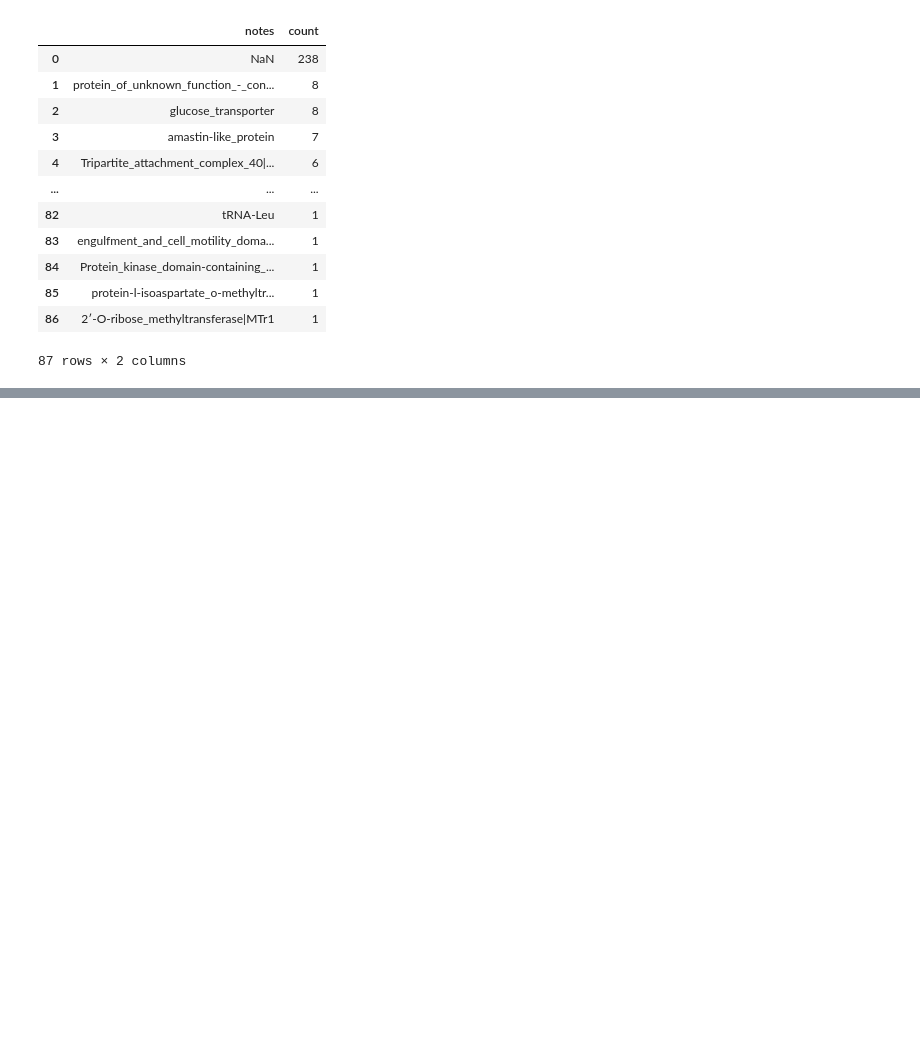
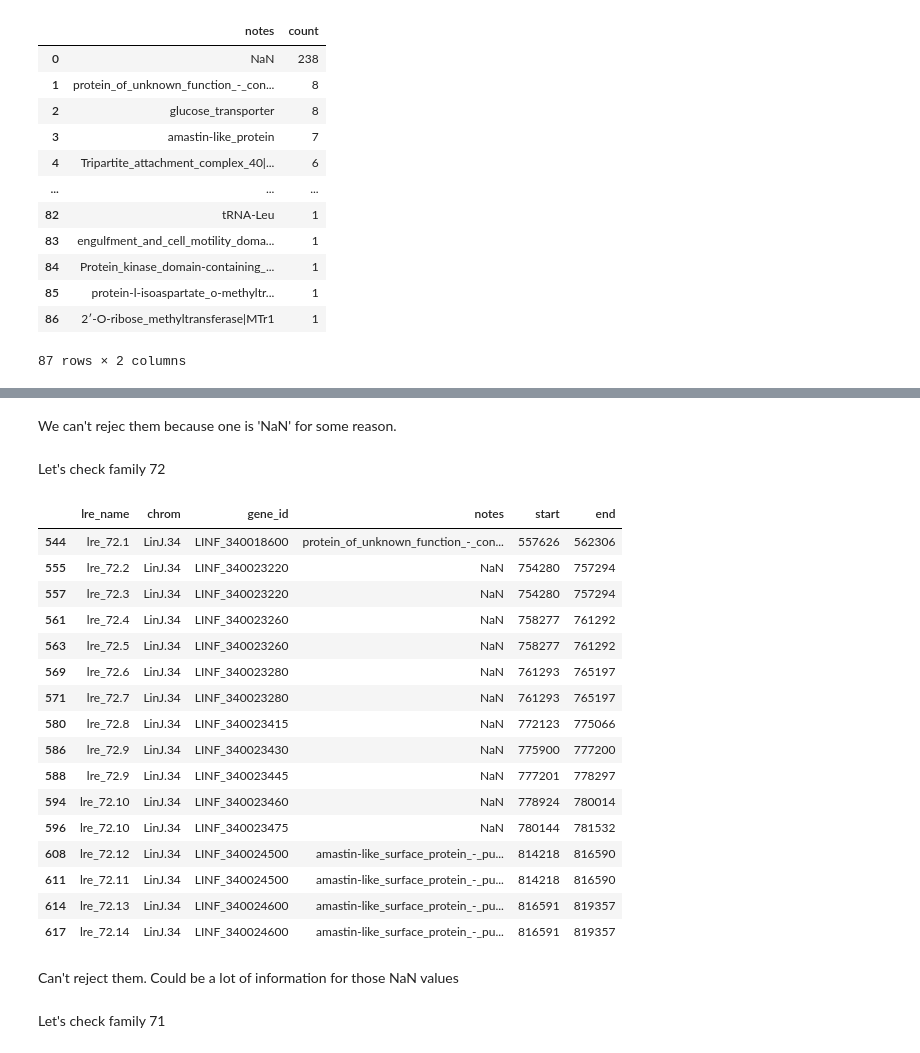
Before and after one commit to Viskuit/Test_BEDOPS, a Jupyter notebook: 25.Negative_analysis/1.3.leishmania_repeated_elements_filtering.ipynb, the cells around one changed output, grey strips where cells are left out. Drawn from its saved outputs; the diff is of its cells as text; code cells hidden in the pictures; blank space fills up the shorter version.

```diff
--- a/25.Negative_analysis/1.3.leishmania_repeated_elements_filtering.ipynb
+++ b/25.Negative_analysis/1.3.leishmania_repeated_elements_filtering.ipynb
@@ -532,0 +728,31 @@ group_and_count(reduced_lre)
+# %% [markdown]
+We can't rejec them because one is 'NaN' for some reason.
+# %% [markdown]
+Let's check family 72
+# %%
+lre_df.loc[
+    (lre_df['gene']==True) & (lre_df['lre_family'] == 72),
+    ['lre_name', 'chrom', 'gene_id', 'notes', 'start', 'end']
+]
+# %% [output]
+|  | lre_name | chrom | gene_id | notes | start | end |
+| 544 | lre_72.1 | LinJ.34 | LINF_340018600 | protein_of_unknown_function_-_con... | 557626 | 562306 |
+| 555 | lre_72.2 | LinJ.34 | LINF_340023220 | NaN | 754280 | 757294 |
+| 557 | lre_72.3 | LinJ.34 | LINF_340023220 | NaN | 754280 | 757294 |
+| 561 | lre_72.4 | LinJ.34 | LINF_340023260 | NaN | 758277 | 761292 |
+| 563 | lre_72.5 | LinJ.34 | LINF_340023260 | NaN | 758277 | 761292 |
+| 569 | lre_72.6 | LinJ.34 | LINF_340023280 | NaN | 761293 | 765197 |
+| 571 | lre_72.7 | LinJ.34 | LINF_340023280 | NaN | 761293 | 765197 |
+| 580 | lre_72.8 | LinJ.34 | LINF_340023415 | NaN | 772123 | 775066 |
+| 586 | lre_72.9 | LinJ.34 | LINF_340023430 | NaN | 775900 | 777200 |
+| 588 | lre_72.9 | LinJ.34 | LINF_340023445 | NaN | 777201 | 778297 |
+| 594 | lre_72.10 | LinJ.34 | LINF_340023460 | NaN | 778924 | 780014 |
+| 596 | lre_72.10 | LinJ.34 | LINF_340023475 | NaN | 780144 | 781532 |
+| 608 | lre_72.12 | LinJ.34 | LINF_340024500 | amastin-like_surface_protein_-_pu... | 814218 | 816590 |
+| 611 | lre_72.11 | LinJ.34 | LINF_340024500 | amastin-like_surface_protein_-_pu... | 814218 | 816590 |
+| 614 | lre_72.13 | LinJ.34 | LINF_340024600 | amastin-like_surface_protein_-_pu... | 816591 | 819357 |
+| 617 | lre_72.14 | LinJ.34 | LINF_340024600 | amastin-like_surface_protein_-_pu... | 816591 | 819357 |
+# %% [markdown]
+Can't reject them. Could be a lot of information for those NaN values
+# %% [markdown]
+Let's check family 71
```
Also changed, not shown: parts of 30 cells of this notebook.
